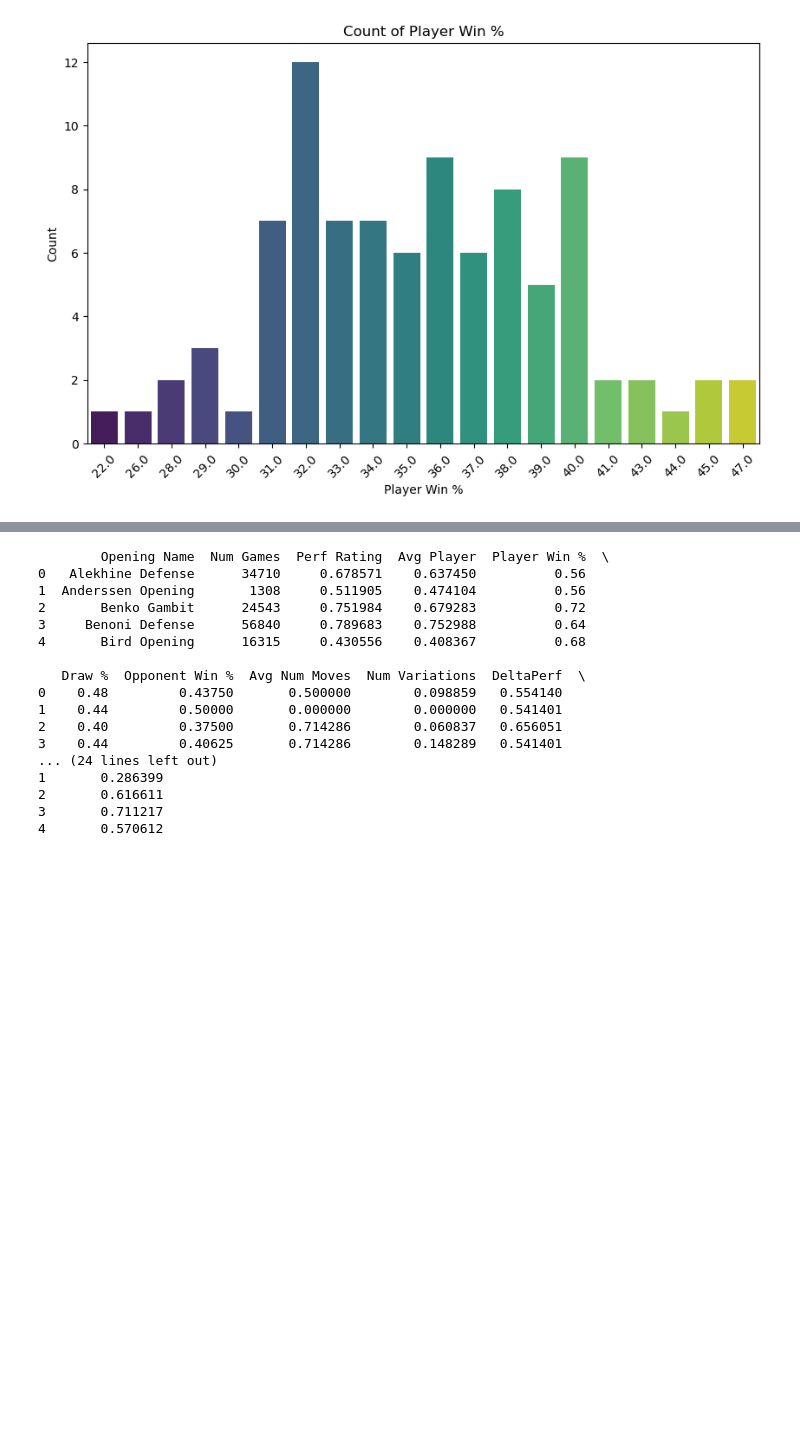
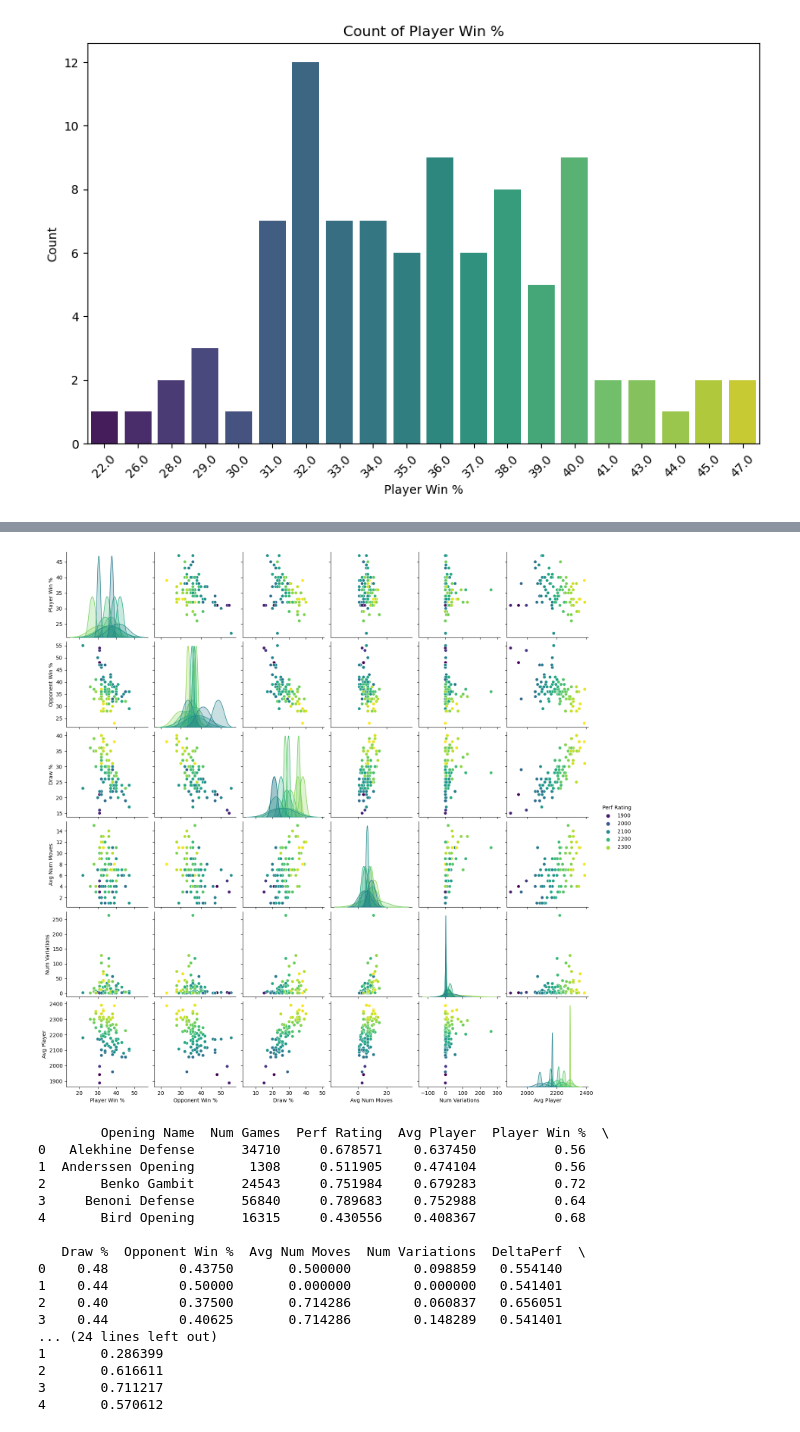
Before and after one commit to alexandredesbos/DAV-CA1, a Jupyter notebook: main.ipynb, the cells around one changed output, grey strips where cells are left out. Cells and saved outputs as stored; diff of their text form; code cells hidden in the pictures; blank space fills up the shorter version.

```diff
--- a/main.ipynb
+++ b/main.ipynb
@@ -260,3 +279,14 @@ single_plot_distribution('Opponent Win %', data)
+# %%
+import seaborn as sns
+
+columns_to_plot =['Perf Rating', 'Player Win %', 'Opponent Win %', 'Draw %', 'Avg Num Moves', 'Num Variations', 'Avg Player']
+
+data_to_plot = data[columns_to_plot]
+
+sns.pairplot(data_to_plot, hue='Perf Rating', palette='viridis')
+plt.show()
+# %% [output]
+[figure, added]
 # %%
 from sklearn.preprocessing import StandardScaler
 from sklearn.preprocessing import MinMaxScaler
```
Also changed, not shown: parts of 16 cells of this notebook, 1 other file.
